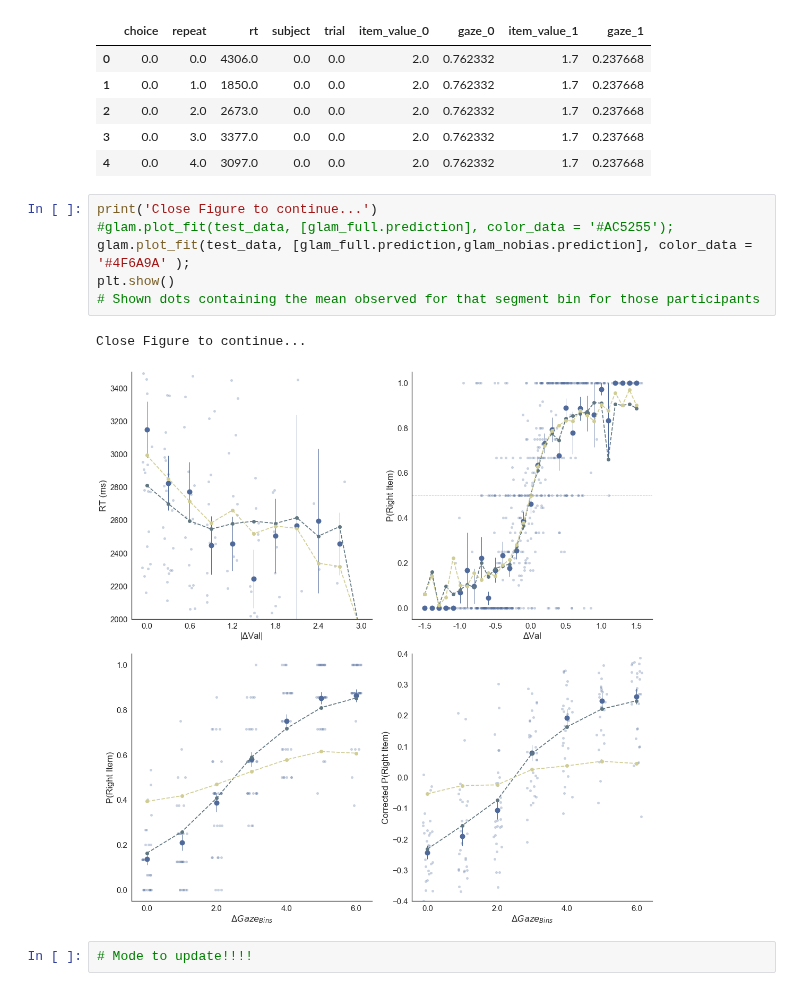
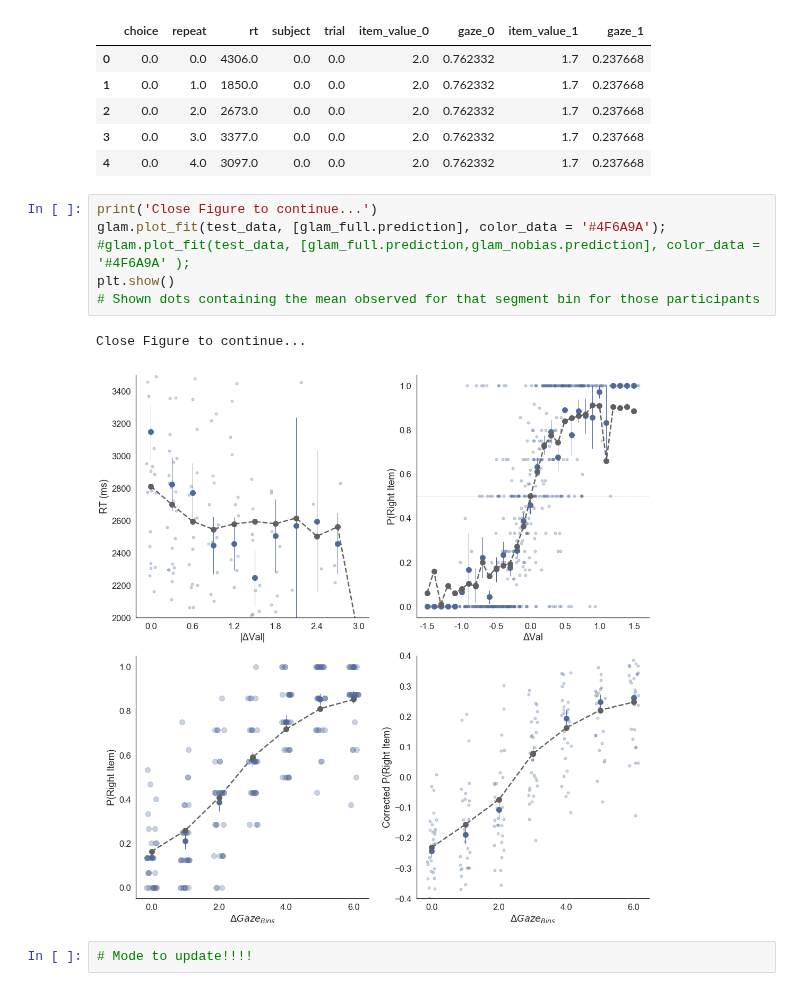
Before and after one commit to pradysepulveda/glamDDM_FF2018, a Jupyter notebook: PrettyPlotsGLAM.ipynb, the cells around one changed output. Cells and saved outputs as stored; diff of their text form.

```diff
--- a/PrettyPlotsGLAM.ipynb
+++ b/PrettyPlotsGLAM.ipynb
@@ -108,13 +108,13 @@ Replaced attached data (1860 trials) with new data (1860 trials)...
 | 4 | 0.0 | 4.0 | 3097.0 | 0.0 | 0.0 | 2.0 | 0.762332 | 1.7 | 0.237668 |
 # %%
 print('Close Figure to continue...')
-#glam.plot_fit(test_data, [glam_full.prediction], color_data = '#AC5255');
-glam.plot_fit(test_data, [glam_full.prediction,glam_nobias.prediction], color_data = '#4F6A9A' );
+glam.plot_fit(test_data, [glam_full.prediction], color_data = '#4F6A9A');
+#glam.plot_fit(test_data, [glam_full.prediction,glam_nobias.prediction], color_data = '#4F6A9A' );
 plt.show()
 # Shown dots containing the mean observed for that segment bin for those participants
 # %% [output]
 Close Figure to continue...
-[figure, old version]
+[figure, new version]
 # %%
 # Mode to update!!!!
 # %% [markdown]
```
Also changed, not shown: parts of 3 cells of this notebook, 28 other files.
